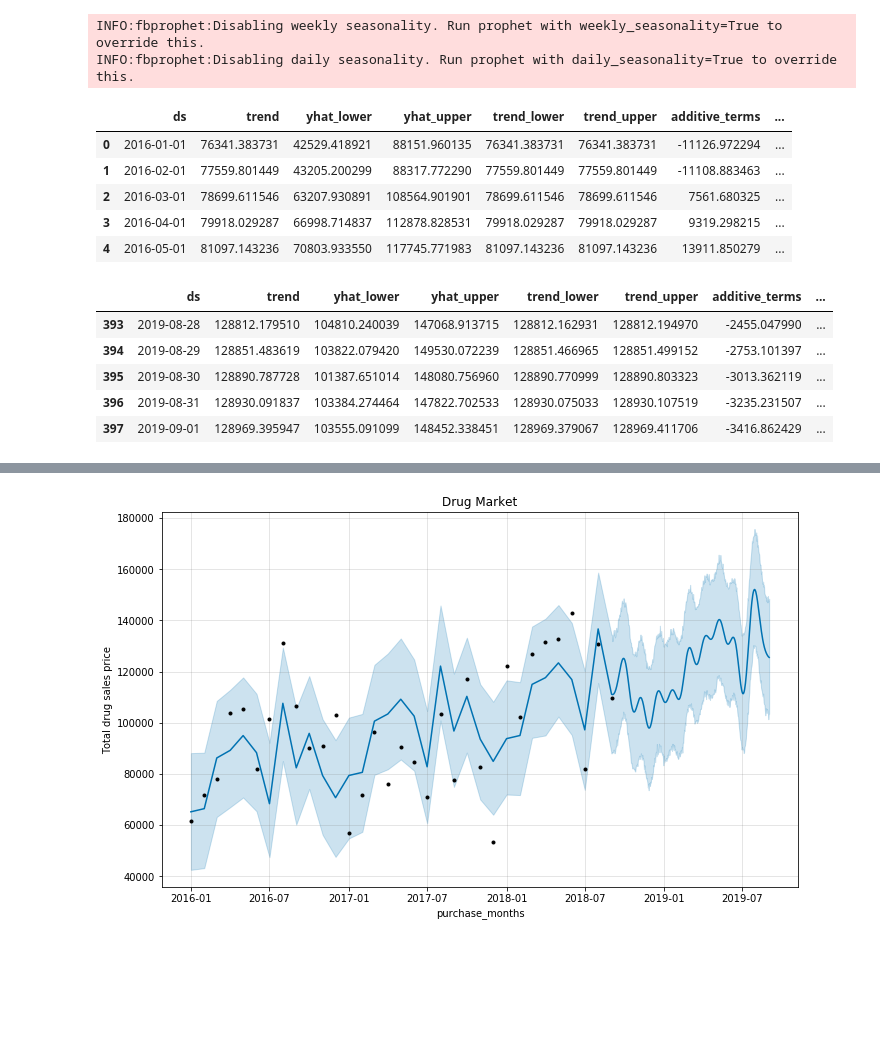
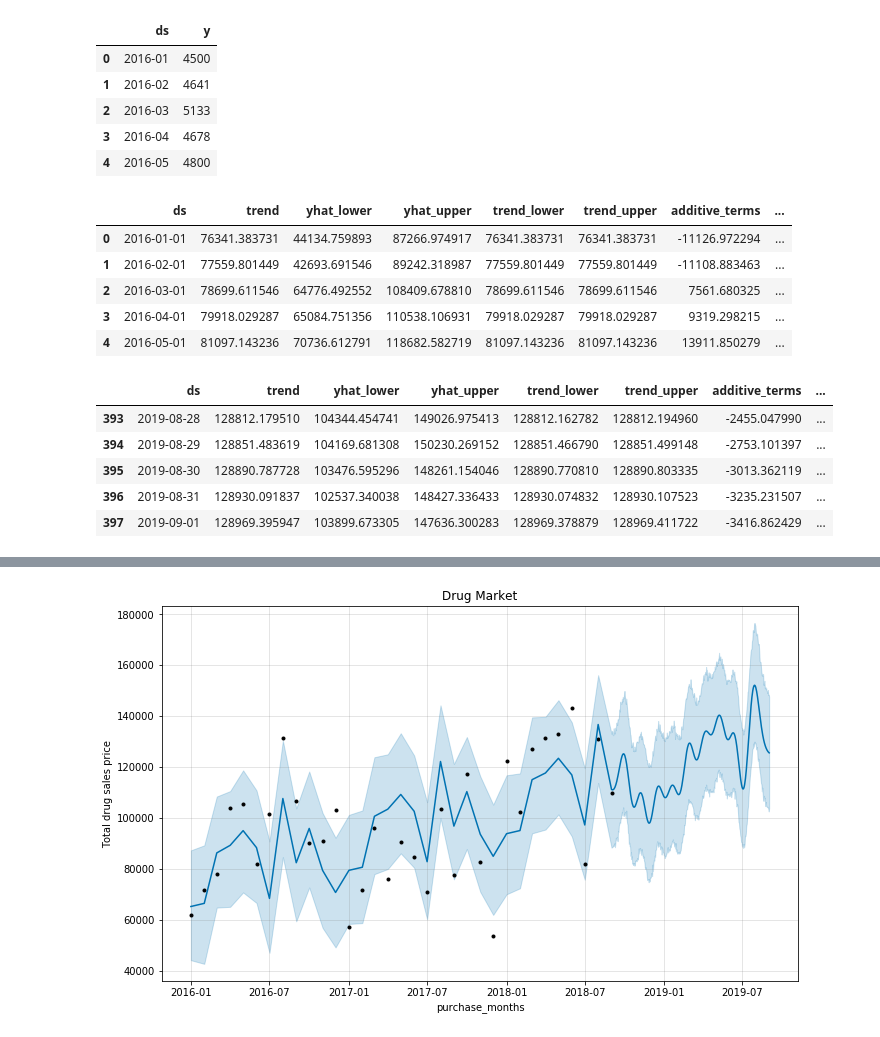
Before and after one commit to DorkNstein/data_modeling, a Jupyter notebook: test_drug.ipynb, the cells around one changed output, grey strips where cells are left out. Saved outputs shown, nothing was run; the diff lists cells and outputs as text; code cells hidden in the pictures; blank space fills up the shorter version.

Commit message:
Add unit_price count & sum predictions

```diff
--- a/test_drug.ipynb
+++ b/test_drug.ipynb
@@ -29,16 +33,7 @@ from fbprophet import Prophet
 
 m_df = data[['purchase_month', 'unit_price']]
 
+mod_data = m_df.copy();
+m_df_sum = pd.DataFrame({'unit_price' : mod_data.groupby(["purchase_month"])['unit_price'].sum()}).reset_index()
 
-m_df = pd.DataFrame({'unit_price' : m_df.groupby(["purchase_month"])['unit_price'].sum()}).reset_index()
-
-display(m_df.dtypes)
-
-# m_df['purchase_month'] = m_df['purchase_month'].apply(dateutil.parser.parse, dayfirst=True)
-
-m_df1 = m_df.copy()
-m_df1.rename(columns={'purchase_month': 'ds',
-                   'unit_price': 'y'},
-          inplace=True)
-
-m_df1.head()
+m_df_count = pd.DataFrame({'unit_price' : mod_data.groupby(["purchase_month"])['unit_price'].count()}).reset_index()
@@ -54,0 +40,7 @@ dtype: object
+# %%
+m_df1_sum = m_df_sum.copy()
+m_df1_sum.rename(columns={'purchase_month': 'ds',
+                   'unit_price': 'y'},
+          inplace=True)
+
+m_df1_sum.head()
@@ -55,23 +54,35 @@ dtype: object
+# %%
+m_df1_count = m_df_count.copy()
+m_df1_count.rename(columns={'purchase_month': 'ds',
+                   'unit_price': 'y'},
+          inplace=True)
+
+m_df1_count.head()
+# %% [output]
+|  | ds | y |
+| 0 | 2016-01 | 4500 |
+| 1 | 2016-02 | 4641 |
+| 2 | 2016-03 | 5133 |
+| 3 | 2016-04 | 4678 |
+| 4 | 2016-05 | 4800 |
 # %%
-m = Prophet()
-m.fit(m_df1)
+m = Prophet(weekly_seasonality=False, daily_seasonality=False)
+m.fit(m_df1_sum)
 m_forecast = m.make_future_dataframe(periods=365, freq='D')
 m_forecast = m.predict(m_forecast)
 
 display(m_forecast.head())
 display(m_forecast.tail())
 # %% [output]
-INFO:fbprophet:Disabling weekly seasonality. Run prophet with weekly_seasonality=True to override this.
-INFO:fbprophet:Disabling daily seasonality. Run prophet with daily_seasonality=True to override this.
 |  | ds | trend | yhat_lower | yhat_upper | trend_lower | trend_upper | additive_terms | ... |
-| 0 | 2016-01-01 | 76341.383731 | 42529.418921 | 88151.960135 | 76341.383731 | 76341.383731 | -11126.972294 | ... |
-| 1 | 2016-02-01 | 77559.801449 | 43205.200299 | 88317.772290 | 77559.801449 | 77559.801449 | -11108.883463 | ... |
-| 2 | 2016-03-01 | 78699.611546 | 63207.930891 | 108564.901901 | 78699.611546 | 78699.611546 | 7561.680325 | ... |
-| 3 | 2016-04-01 | 79918.029287 | 66998.714837 | 112878.828531 | 79918.029287 | 79918.029287 | 9319.298215 | ... |
-| 4 | 2016-05-01 | 81097.143236 | 70803.933550 | 117745.771983 | 81097.143236 | 81097.143236 | 13911.850279 | ... |
+| 0 | 2016-01-01 | 76341.383731 | 44134.759893 | 87266.974917 | 76341.383731 | 76341.383731 | -11126.972294 | ... |
+| 1 | 2016-02-01 | 77559.801449 | 42693.691546 | 89242.318987 | 77559.801449 | 77559.801449 | -11108.883463 | ... |
+| 2 | 2016-03-01 | 78699.611546 | 64776.492552 | 108409.678810 | 78699.611546 | 78699.611546 | 7561.680325 | ... |
+| 3 | 2016-04-01 | 79918.029287 | 65084.751356 | 110538.106931 | 79918.029287 | 79918.029287 | 9319.298215 | ... |
+| 4 | 2016-05-01 | 81097.143236 | 70736.612791 | 118682.582719 | 81097.143236 | 81097.143236 | 13911.850279 | ... |
 |  | ds | trend | yhat_lower | yhat_upper | trend_lower | trend_upper | additive_terms | ... |
-| 393 | 2019-08-28 | 128812.179510 | 104810.240039 | 147068.913715 | 128812.162931 | 128812.194970 | -2455.047990 | ... |
-| 394 | 2019-08-29 | 128851.483619 | 103822.079420 | 149530.072239 | 128851.466965 | 128851.499152 | -2753.101397 | ... |
-| 395 | 2019-08-30 | 128890.787728 | 101387.651014 | 148080.756960 | 128890.770999 | 128890.803323 | -3013.362119 | ... |
-| 396 | 2019-08-31 | 128930.091837 | 103384.274464 | 147822.702533 | 128930.075033 | 128930.107519 | -3235.231507 | ... |
-| 397 | 2019-09-01 | 128969.395947 | 103555.091099 | 148452.338451 | 128969.379067 | 128969.411706 | -3416.862429 | ... |
+| 393 | 2019-08-28 | 128812.179510 | 104344.454741 | 149026.975413 | 128812.162782 | 128812.194960 | -2455.047990 | ... |
+| 394 | 2019-08-29 | 128851.483619 | 104169.681308 | 150230.269152 | 128851.466790 | 128851.499148 | -2753.101397 | ... |
+| 395 | 2019-08-30 | 128890.787728 | 103476.595296 | 148261.154046 | 128890.770810 | 128890.803335 | -3013.362119 | ... |
+| 396 | 2019-08-31 | 128930.091837 | 102537.340038 | 148427.336433 | 128930.074832 | 128930.107523 | -3235.231507 | ... |
+| 397 | 2019-09-01 | 128969.395947 | 103899.673305 | 147636.300283 | 128969.378879 | 128969.411722 | -3416.862429 | ... |
```
Also changed, not shown: parts of 14 cells of this notebook, 1 other file.
